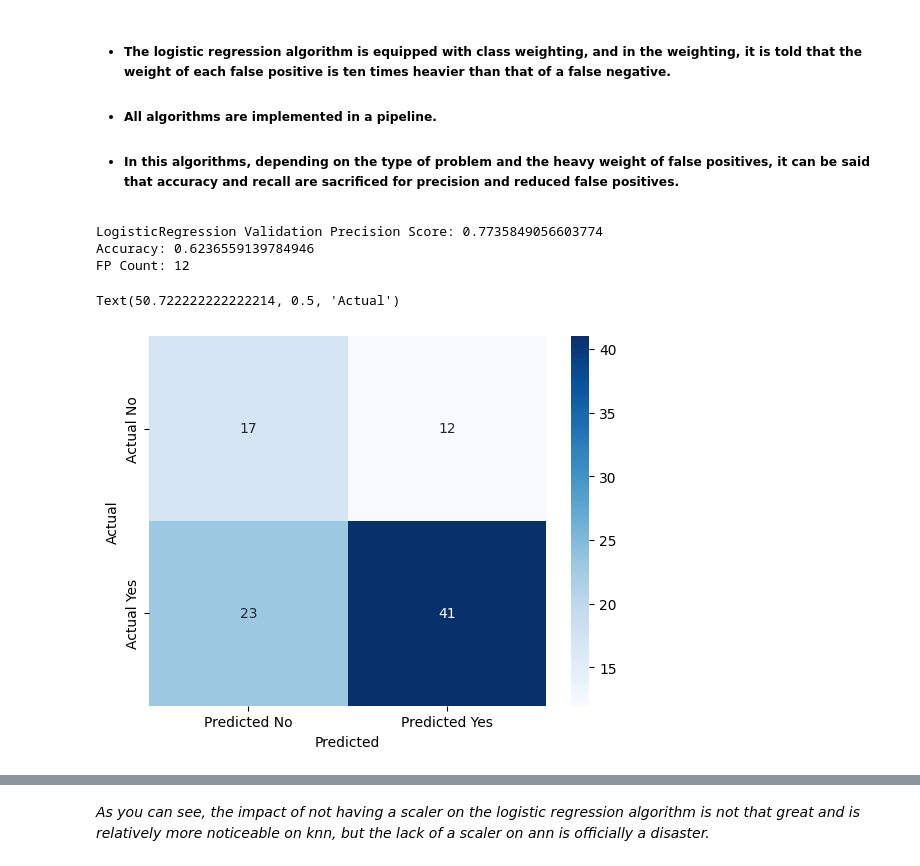
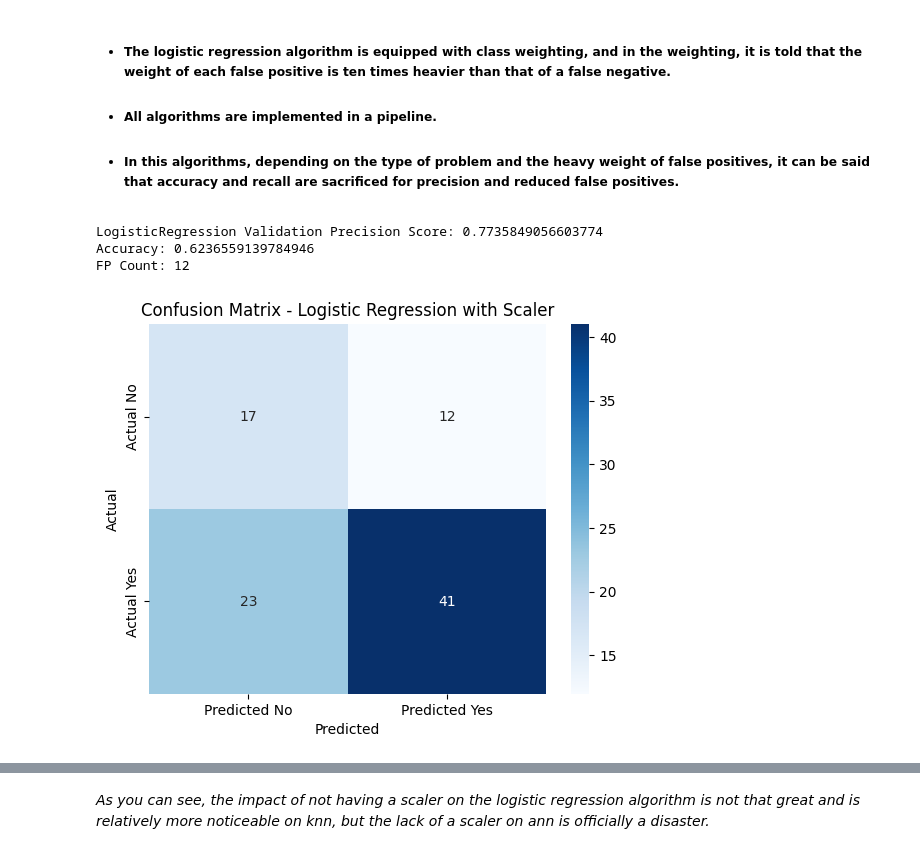
Before and after one commit to AminPerfectDevGeek/FinalProject_Daneshkar, a Jupyter notebook: notebooks/Loan_Eligibility_Prediction.ipynb, the cells around one changed output, grey strips where cells are left out. Drawn from its saved outputs; the diff is of its cells as text; code cells hidden in the pictures.

```diff
--- a/notebooks/Loan_Eligibility_Prediction.ipynb
+++ b/notebooks/Loan_Eligibility_Prediction.ipynb
@@ -184,36 +184,38 @@ grid_lr = GridSearchCV(
 
 grid_lr.fit(X_train, y_train)
 
 best_model_lr = grid_lr.best_estimator_
 
 calibrated_lr = CalibratedClassifierCV(best_model_lr, method='isotonic', cv=5)
 calibrated_lr.fit(X_train, y_train)
 
 y_val_pred_lr = best_model_lr.predict(X_val)
 y_proba_lr = calibrated_lr.predict_proba(X_val)[:, 1]
 y_val_pred_lr = (y_proba_lr >= 0.748).astype(int) # best treshold using treshold tuning
 
 print("LogisticRegression Validation Precision Score:", precision_score(y_val, y_val_pred_lr))
 print("Accuracy:", accuracy_score(y_val, y_val_pred_lr))
 print("FP Count:", confusion_matrix(y_val, y_val_pred_lr)[0][1])
 
 mat = confusion_matrix(y_val, y_val_pred_lr)
 sns.heatmap(
     mat,
     annot=True,
     fmt='d',
     cmap='Blues',
     xticklabels=['Predicted No', 'Predicted Yes'],
-    yticklabels=['Actual No', 'Actual Yes']
+    yticklabels=['Actual No', 'Actual Yes'],
 )
 plt.xlabel('Predicted')
 plt.ylabel('Actual')
+plt.title('Confusion Matrix - Logistic Regression with Scaler')
+plt.savefig('../reports/images/confusion_matrix_logistic_regression.png')
+plt.show()
 # %% [output]
 LogisticRegression Validation Precision Score: 0.7735849056603774
 Accuracy: 0.6236559139784946
 FP Count: 12
-Text(50.722222222222214, 0.5, 'Actual')
-[figure, old version]
+[figure, new version]
 # %%
 # Logistic Regression without scaler
 pipe_lr_no_scaling = Pipeline([
```
Also changed, not shown: parts of 6 cells of this notebook, 10 other files.
